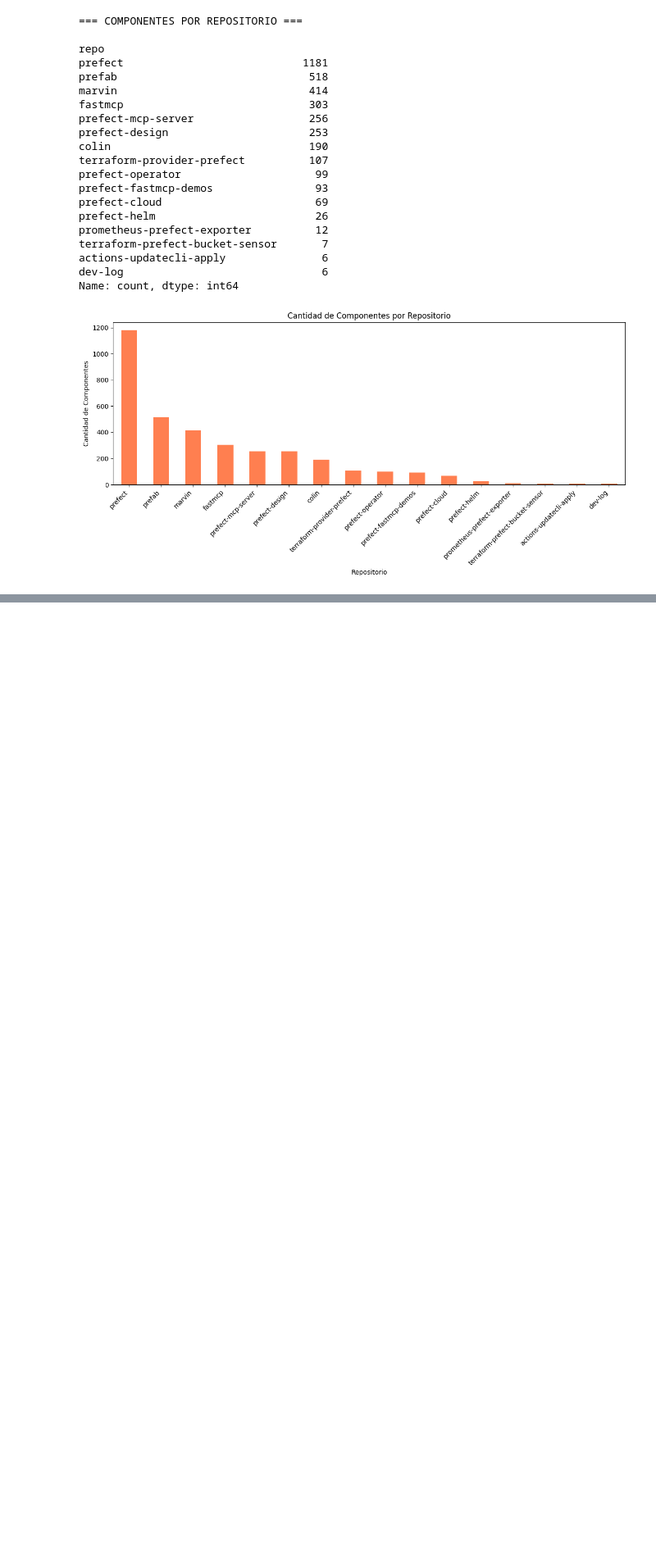
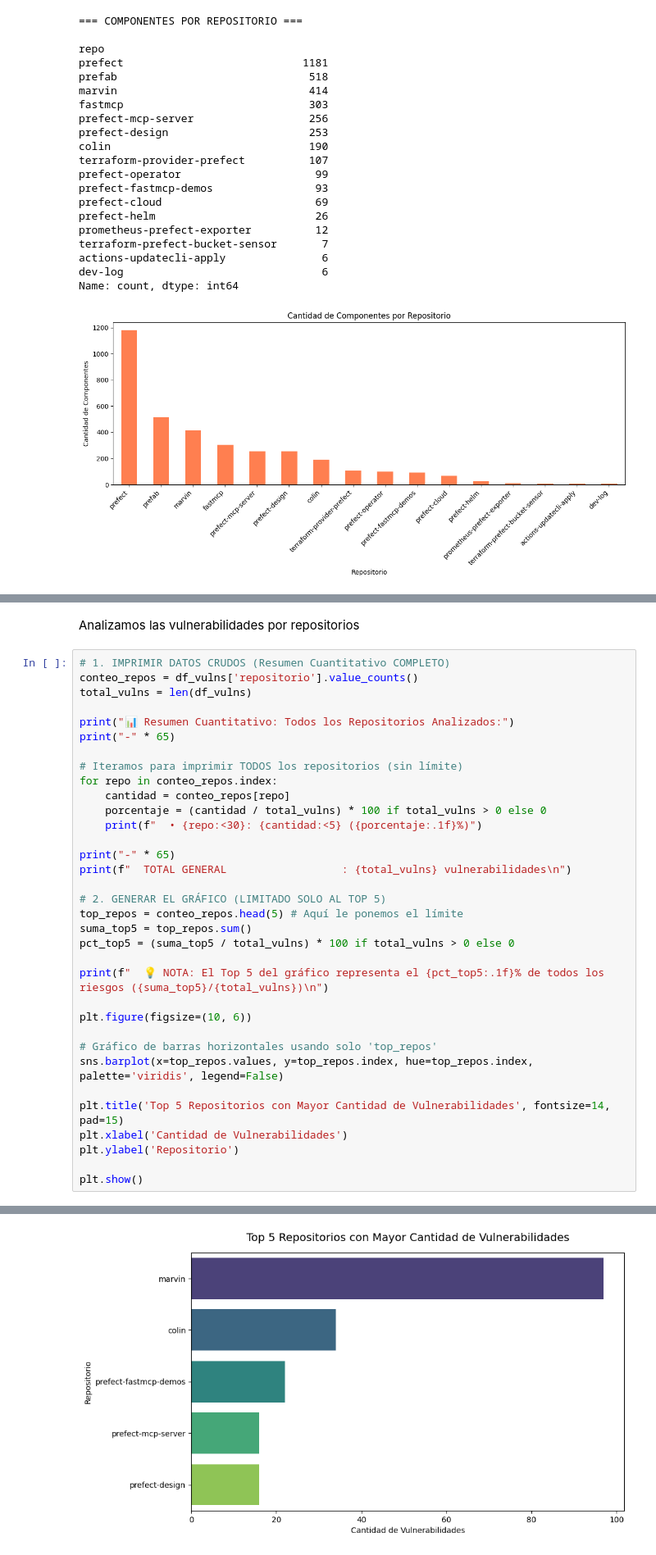
Before and after one commit to Fran416/Vulns-Analizer, a Jupyter notebook: notebooks/02_analisis_dependencias.ipynb, the cells around one changed output, grey strips where cells are left out. Shown at 82% size. Cells and saved outputs as stored; diff of their text form; blank space fills up the shorter version.

```diff
--- a/notebooks/02_analisis_dependencias.ipynb
+++ b/notebooks/02_analisis_dependencias.ipynb
@@ -381,0 +617,37 @@ print(f"  Registros: {len(df_components)}")
+# %% [markdown]
+Analizamos las vulnerabilidades por repositorios
+# %%
+# 1. IMPRIMIR DATOS CRUDOS (Resumen Cuantitativo COMPLETO)
+conteo_repos = df_vulns['repositorio'].value_counts()
+total_vulns = len(df_vulns)
+
+print("📊 Resumen Cuantitativo: Todos los Repositorios Analizados:")
+print("-" * 65)
+
+# Iteramos para imprimir TODOS los repositorios (sin límite)
+for repo in conteo_repos.index:
+    cantidad = conteo_repos[repo]
+    porcentaje = (cantidad / total_vulns) * 100 if total_vulns > 0 else 0
+    print(f"  • {repo:<30}: {cantidad:<5} ({porcentaje:.1f}%)")
+
+print("-" * 65)
+print(f"  TOTAL GENERAL                  : {total_vulns} vulnerabilidades\n")
+
+# 2. GENERAR EL GRÁFICO (LIMITADO SOLO AL TOP 5)
+top_repos = conteo_repos.head(5) # Aquí le ponemos el límite
+suma_top5 = top_repos.sum()
+pct_top5 = (suma_top5 / total_vulns) * 100 if total_vulns > 0 else 0
+
+print(f"  💡 NOTA: El Top 5 del gráfico representa el {pct_top5:.1f}% de todos los riesgos ({suma_top5}/{total_vulns})\n")
+
+plt.figure(figsize=(10, 6))
+
+# Gráfico de barras horizontales usando solo 'top_repos'
+sns.barplot(x=top_repos.values, y=top_repos.index, hue=top_repos.index, palette='viridis', legend=False)
+
+plt.title('Top 5 Repositorios con Mayor Cantidad de Vulnerabilidades', fontsize=14, pad=15)
+plt.xlabel('Cantidad de Vulnerabilidades')
+plt.ylabel('Repositorio')
+
+plt.show()
+# %% [output]
@@ -382,3 +669,4 @@ print(f"  Registros: {len(df_components)}")
+[figure, added]
 # %% [markdown]
 ## Conclusiones
 
```
Also changed, not shown: parts of 38 cells of this notebook.
